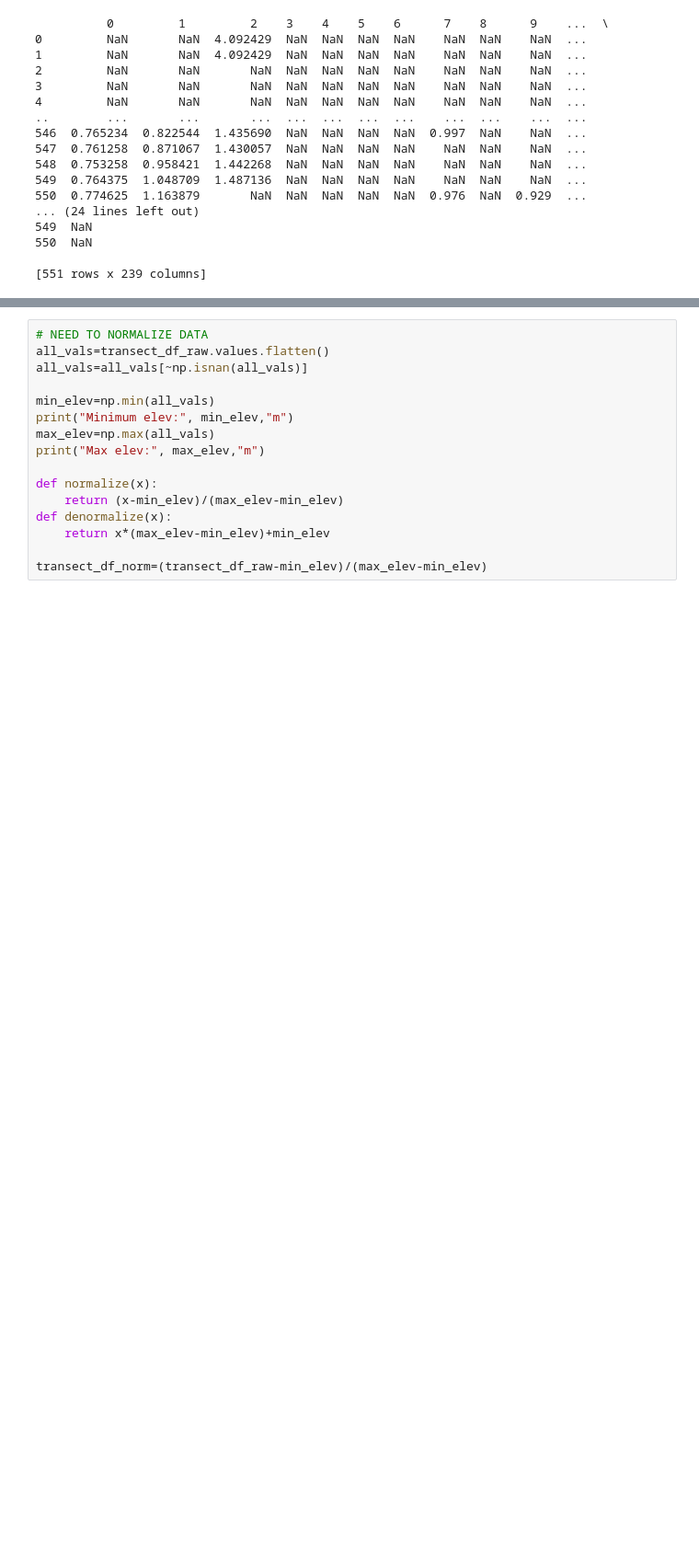
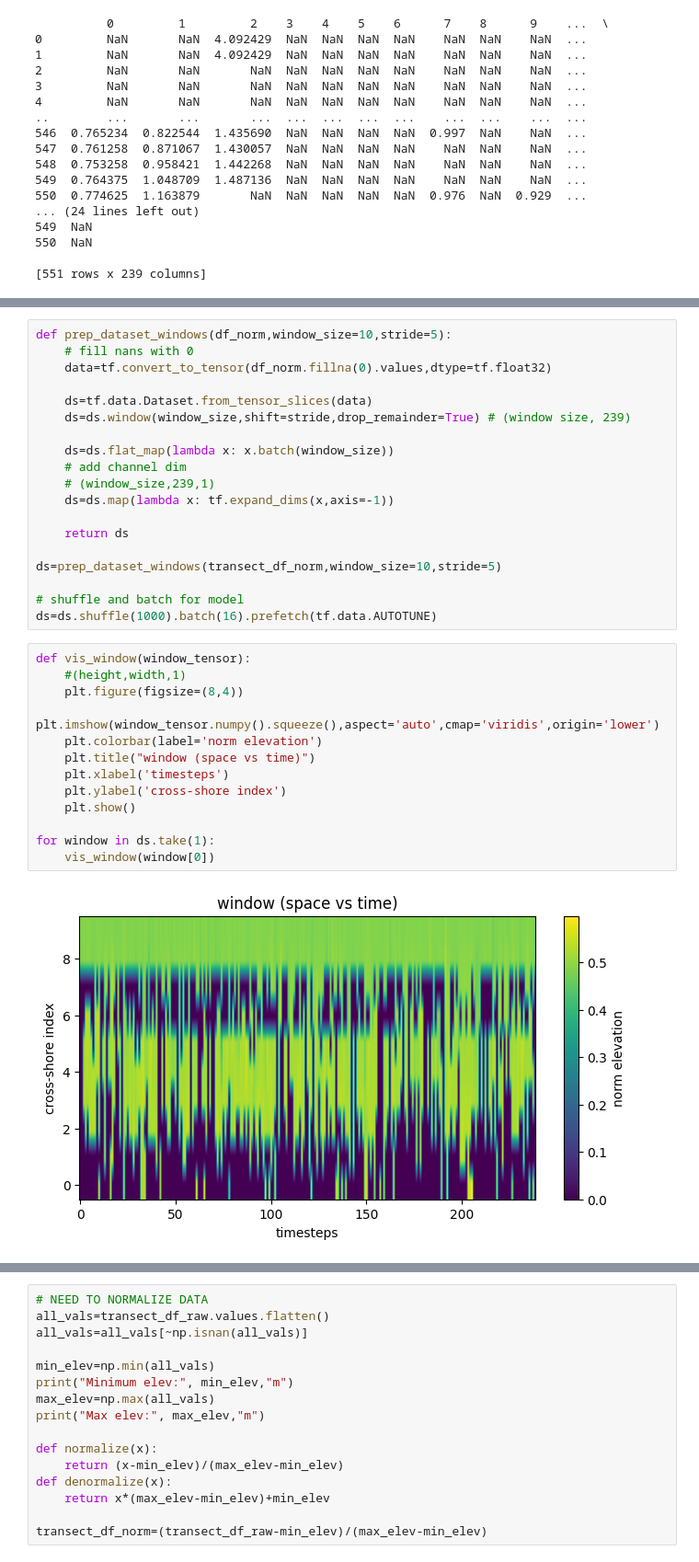
Before and after one commit to NCSU-CHAZ/MasonBEAST, a Jupyter notebook: MAE_window10.ipynb, the cells around one changed output, grey strips where cells are left out. Shown at 92% size. Drawn from its saved outputs; the diff is of its cells as text; blank space fills up the shorter version.

```diff
--- a/MAE_window10.ipynb
+++ b/MAE_window10.ipynb
@@ -58,0 +80,34 @@ print(transect_df_raw)
+# %%
+def prep_dataset_windows(df_norm,window_size=10,stride=5):
+    # fill nans with 0
+    data=tf.convert_to_tensor(df_norm.fillna(0).values,dtype=tf.float32)
+
+    ds=tf.data.Dataset.from_tensor_slices(data)
+    ds=ds.window(window_size,shift=stride,drop_remainder=True) # (window size, 239)
+
+    ds=ds.flat_map(lambda x: x.batch(window_size))
+    # add channel dim
+    # (window_size,239,1)
+    ds=ds.map(lambda x: tf.expand_dims(x,axis=-1))
+
+    return ds
+
+ds=prep_dataset_windows(transect_df_norm,window_size=10,stride=5)
+
+# shuffle and batch for model
+ds=ds.shuffle(1000).batch(16).prefetch(tf.data.AUTOTUNE)
+# %%
+def vis_window(window_tensor):
+    #(height,width,1)
+    plt.figure(figsize=(8,4))
+    plt.imshow(window_tensor.numpy().squeeze(),aspect='auto',cmap='viridis',origin='lower')
+    plt.colorbar(label='norm elevation')
+    plt.title("window (space vs time)")
+    plt.xlabel('timesteps')
+    plt.ylabel('cross-shore index')
+    plt.show()
+
+for window in ds.take(1):
+    vis_window(window[0])
+# %% [output]
+[figure, added]
```
Also changed, not shown: parts of 17 cells of this notebook.
